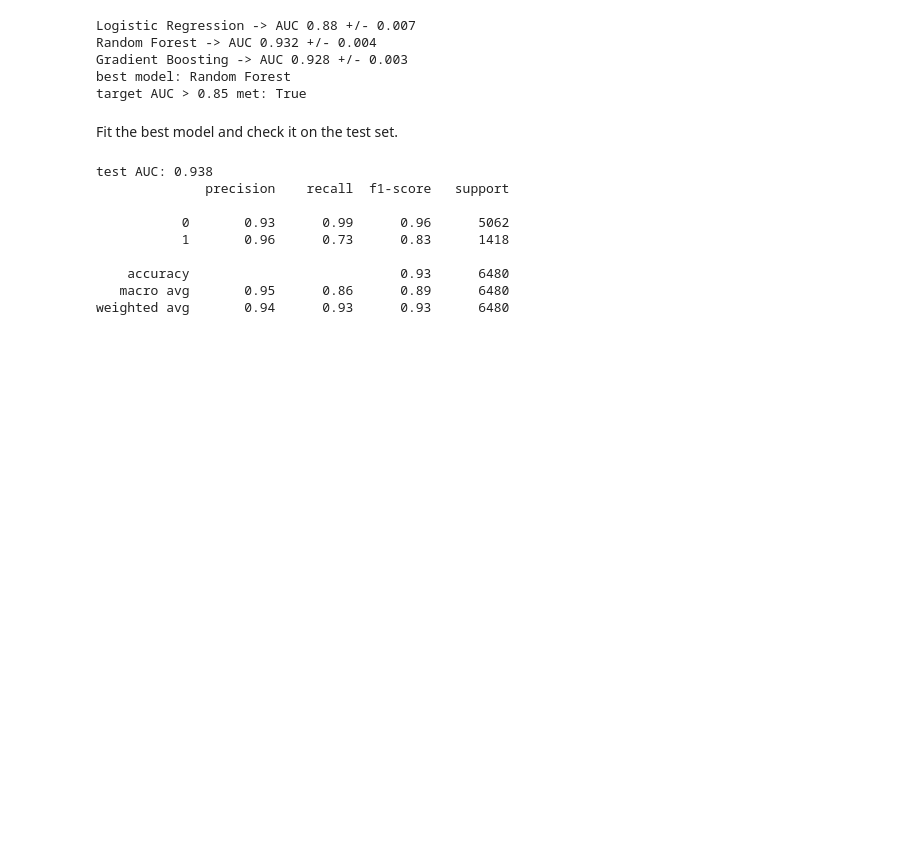
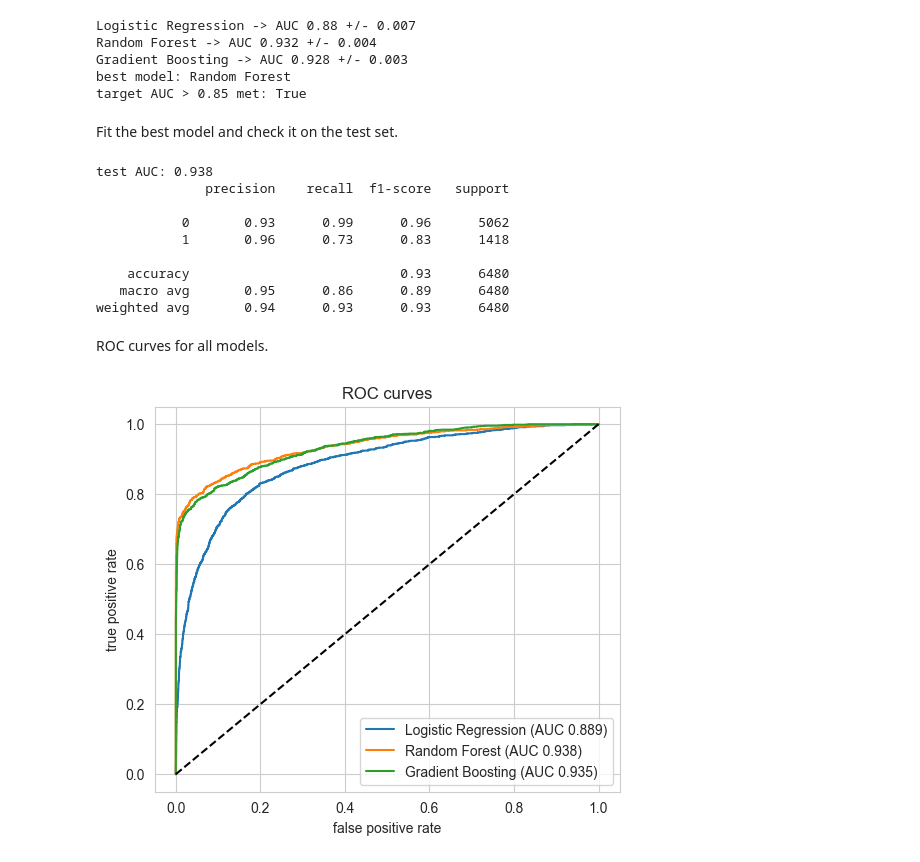
Before and after one commit to urham-m/financial-risk-assessment, a Jupyter notebook: credit_risk_scoring.ipynb, the cells around one changed output. Saved outputs shown, nothing was run; the diff lists cells and outputs as text; code cells hidden in the pictures; blank space fills up the shorter version.

Commit message:
feat: plot roc curves

```diff
--- a/credit_risk_scoring.ipynb
+++ b/credit_risk_scoring.ipynb
@@ -198,3 +198,21 @@ test AUC: 0.938
     accuracy                           0.93      6480
    macro avg       0.95      0.86      0.89      6480
 weighted avg       0.94      0.93      0.93      6480
+# %% [markdown]
+ROC curves for all models.
+# %%
+plt.figure(figsize=(6,5))
+for name, m in models.items():
+    m.fit(X_train, y_train)
+    p = m.predict_proba(X_test)[:,1]
+    fpr,tpr,_ = roc_curve(y_test, p)
+    plt.plot(fpr, tpr, label=name+' (AUC '+str(round(roc_auc_score(y_test,p),3))+')')
+
+plt.plot([0,1],[0,1],'k--')
+plt.xlabel('false positive rate'); plt.ylabel('true positive rate')
+plt.title('ROC curves')
+plt.legend()
+plt.savefig('outputs/roc_curves.png', dpi=150, bbox_inches='tight')
+plt.show()
+# %% [output]
+[figure, added]
```
Also changed, not shown: 1 other file.
